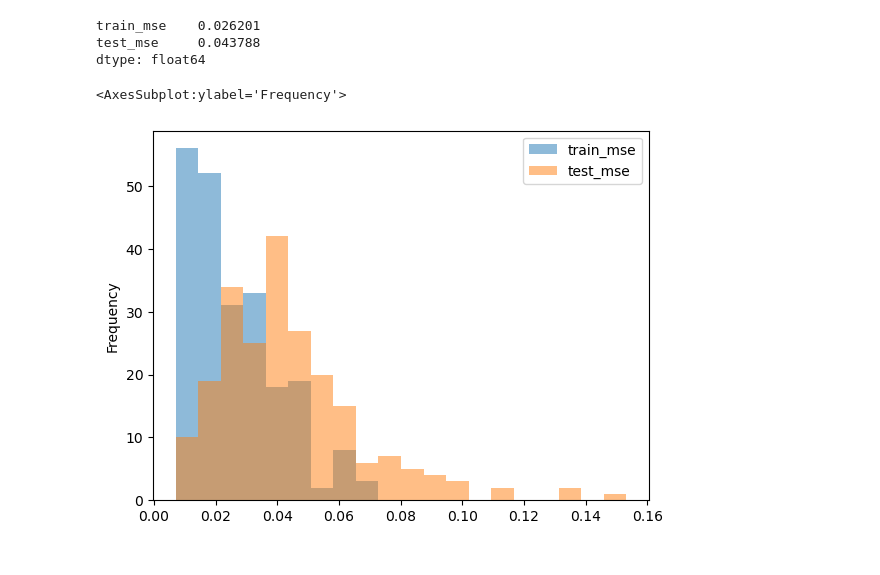
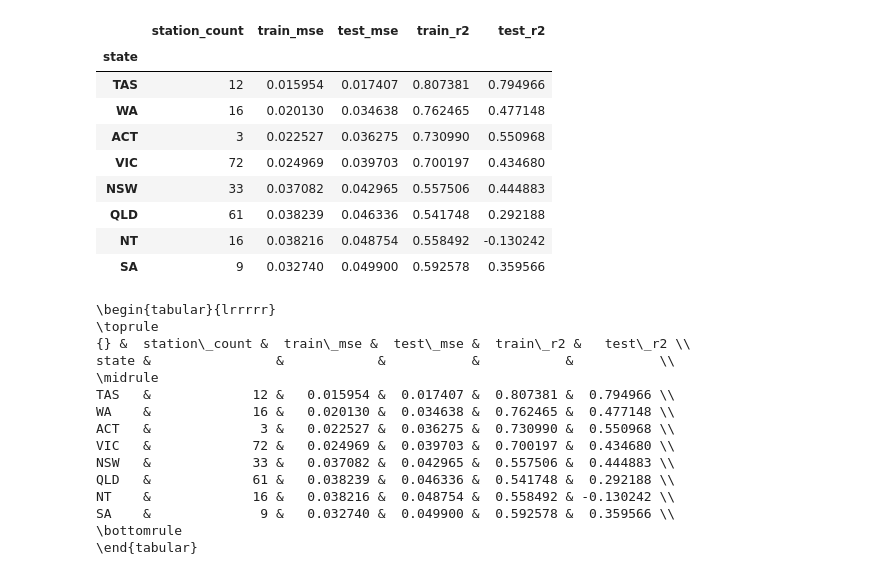
Before and after one commit to DARE-ML/DeepGR4J-Extremes, a Jupyter notebook: test_notebook.ipynb, the cells around one changed output. Drawn from its saved outputs; the diff is of its cells as text; code cells hidden in the pictures.

```diff
--- a/test_notebook.ipynb
+++ b/test_notebook.ipynb
@@ -35,11 +19,61 @@ res_df = res_df.set_index('station_id', drop=True)
-# %%
-res_df.mean()
-# %% [output]
-train_mse    0.026201
-test_mse     0.043788
-dtype: float64
-# %%
-res_df.plot.hist(bins=20, alpha=0.5)
-# %% [output]
-<AxesSubplot:ylabel='Frequency'>
-[figure, removed]
+# %%
+base_dir = 'results/flow_cdf_cnn'
+dirs = os.listdir(base_dir)
+dirs = [d for d in dirs if d!='aus' and not d.endswith('.png')]
+
+aggs_dikt = {
+    'zone': 'count',
+    'train_mse': 'mean',
+    'test_mse': 'mean',
+    'train_r2': 'mean',
+    'test_r2': 'mean'
+}
+
+scalers = {}
+
+cdf_res_df_list = []
+for d in dirs:
+    df = pd.read_csv(os.path.join(base_dir, d, 'results.csv')).drop(columns=['Unnamed: 0'])
+    state, zone = d.split('_')
+    df['state'] = state
+    df['zone'] = int(zone)
+    # df.station_id = df.station_id.apply(lambda x: x[2:-1])
+    df.set_index('station_id', drop=True, inplace=True)
+    cdf_res_df_list.append(df)
+
+    with open(os.path.join(base_dir, d, 'scalers.pkl'), 'rb') as fil:
+        scalers[d] = pickle.load(fil)
+
+cdf_res_df = pd.concat(cdf_res_df_list)
+cdf_perf_df = cdf_res_df.groupby(['state']).agg(aggs_dikt).sort_values(by='test_mse')
+cdf_perf_df = cdf_perf_df.rename(columns={'zone': 'station_count'})
+cdf_perf_df
+# %% [output]
+|  | station_count | train_mse | test_mse | train_r2 | test_r2 |
+| state |  |  |  |  |  |
+| TAS | 12 | 0.015954 | 0.017407 | 0.807381 | 0.794966 |
+| WA | 16 | 0.020130 | 0.034638 | 0.762465 | 0.477148 |
+| ACT | 3 | 0.022527 | 0.036275 | 0.730990 | 0.550968 |
+| VIC | 72 | 0.024969 | 0.039703 | 0.700197 | 0.434680 |
+| NSW | 33 | 0.037082 | 0.042965 | 0.557506 | 0.444883 |
+| QLD | 61 | 0.038239 | 0.046336 | 0.541748 | 0.292188 |
+| NT | 16 | 0.038216 | 0.048754 | 0.558492 | -0.130242 |
+| SA | 9 | 0.032740 | 0.049900 | 0.592578 | 0.359566 |
+# %%
+print(cdf_perf_df.to_latex())
+# %% [output]
+\begin{tabular}{lrrrrr}
+\toprule
+{} &  station\_count &  train\_mse &  test\_mse &  train\_r2 &   test\_r2 \\
+state &                &            &           &           &           \\
+\midrule
+TAS   &             12 &   0.015954 &  0.017407 &  0.807381 &  0.794966 \\
+WA    &             16 &   0.020130 &  0.034638 &  0.762465 &  0.477148 \\
+ACT   &              3 &   0.022527 &  0.036275 &  0.730990 &  0.550968 \\
+VIC   &             72 &   0.024969 &  0.039703 &  0.700197 &  0.434680 \\
+NSW   &             33 &   0.037082 &  0.042965 &  0.557506 &  0.444883 \\
+QLD   &             61 &   0.038239 &  0.046336 &  0.541748 &  0.292188 \\
+NT    &             16 &   0.038216 &  0.048754 &  0.558492 & -0.130242 \\
+SA    &              9 &   0.032740 &  0.049900 &  0.592578 &  0.359566 \\
+\bottomrule
+\end{tabular}
```
Also changed, not shown: parts of 47 cells of this notebook, 11 other files.
